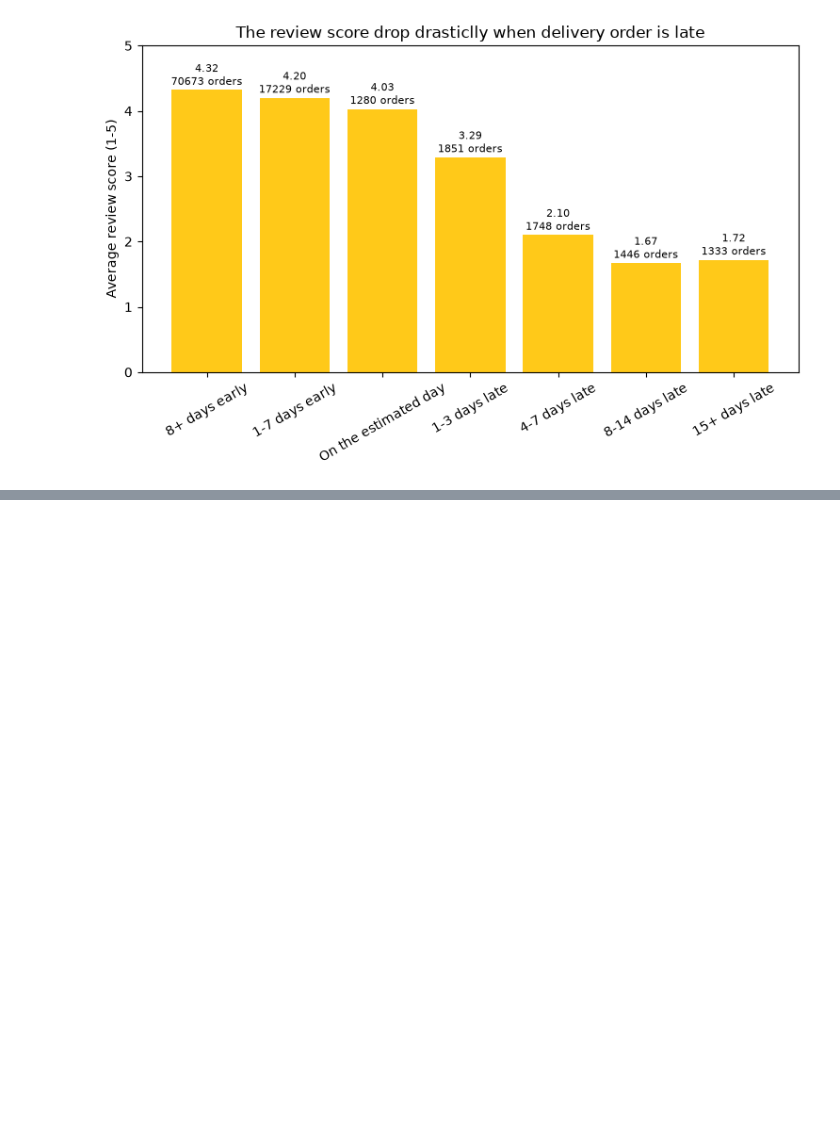
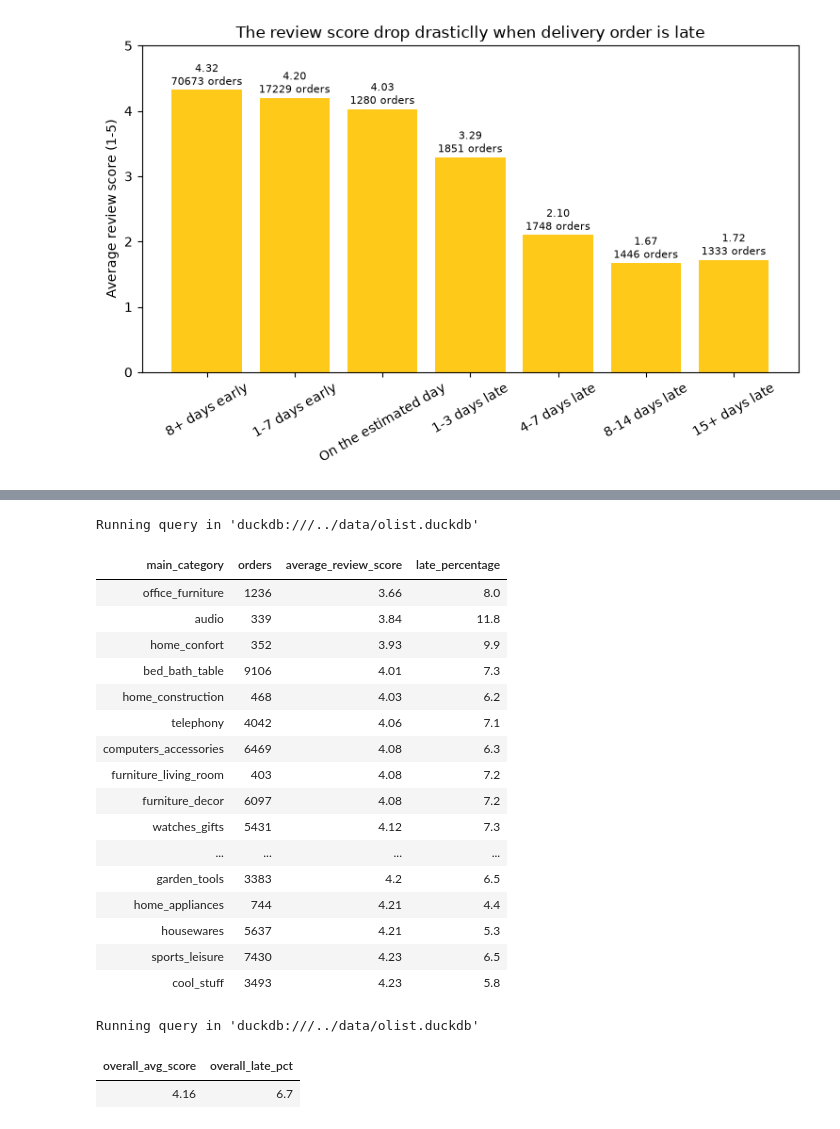
Before and after one commit to harry-chhorn/olist-customer-experience, a Jupyter notebook: notebooks/03_eda.ipynb, the cells around one changed output, grey strips where cells are left out. Drawn from its saved outputs; the diff is of its cells as text; code cells hidden in the pictures; blank space fills up the shorter version.

```diff
--- a/notebooks/03_eda.ipynb
+++ b/notebooks/03_eda.ipynb
@@ -274,0 +333,48 @@ fig.savefig("../images/04_avg_review_score_vs_delivery_date_bucket.png", dpi=150
+# %%
+%%sql q6 <<
+
+SELECT
+    main_category,
+    COUNT(*)                           AS orders,
+    ROUND(AVG(review_score), 2)        AS average_review_score,
+    ROUND( 100 * AVG(is_late::INT), 1) AS late_percentage
+FROM orders_enriched
+GROUP BY main_category
+HAVING COUNT(*) >= 300
+AND main_category <> 'Unknown'
+ORDER BY average_review_score ASC
+LIMIT 20
+# %% [output]
+Running query in 'duckdb:///../data/olist.duckdb'
+# %%
+q6
+# %% [output]
+| main_category | orders | average_review_score | late_percentage |
+| office_furniture | 1236 | 3.66 | 8.0 |
+| audio | 339 | 3.84 | 11.8 |
+| home_confort | 352 | 3.93 | 9.9 |
+| bed_bath_table | 9106 | 4.01 | 7.3 |
+| home_construction | 468 | 4.03 | 6.2 |
+| telephony | 4042 | 4.06 | 7.1 |
+| computers_accessories | 6469 | 4.08 | 6.3 |
+| furniture_living_room | 403 | 4.08 | 7.2 |
+| furniture_decor | 6097 | 4.08 | 7.2 |
+| watches_gifts | 5431 | 4.12 | 7.3 |
+| ... | ... | ... | ... |
+| garden_tools | 3383 | 4.2 | 6.5 |
+| home_appliances | 744 | 4.21 | 4.4 |
+| housewares | 5637 | 4.21 | 5.3 |
+| sports_leisure | 7430 | 4.23 | 6.5 |
+| cool_stuff | 3493 | 4.23 | 5.8 |
+# %%
+%%sql
+
+SELECT
+    ROUND(AVG(review_score), 2)       AS overall_avg_score,
+    ROUND(100 * AVG(is_late::INT), 1) AS overall_late_pct
+FROM orders_enriched
+WHERE main_category <> 'Unknown'
+# %% [output]
+Running query in 'duckdb:///../data/olist.duckdb'
+| overall_avg_score | overall_late_pct |
+| 4.16 | 6.7 |
```
Also changed, not shown: parts of 30 cells of this notebook, 1 other file.
